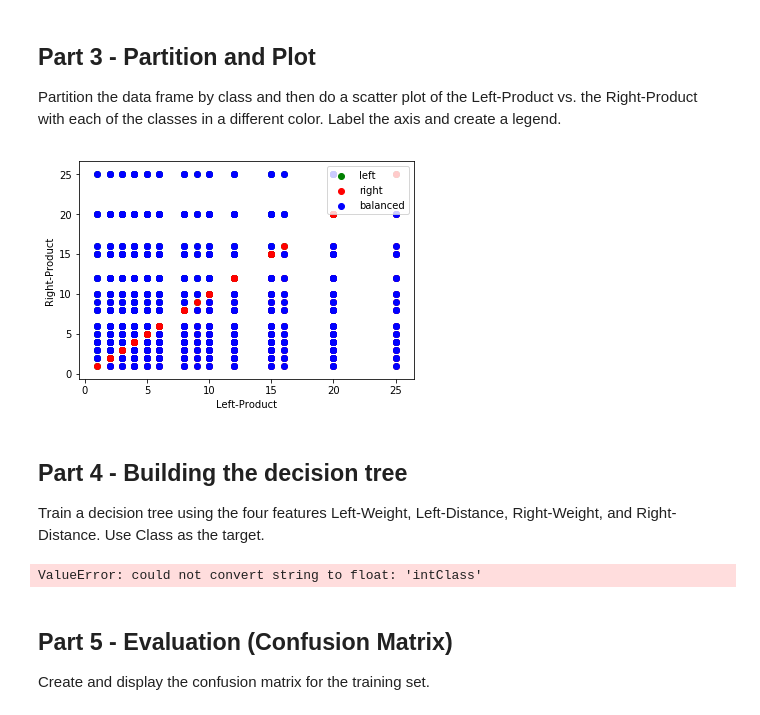
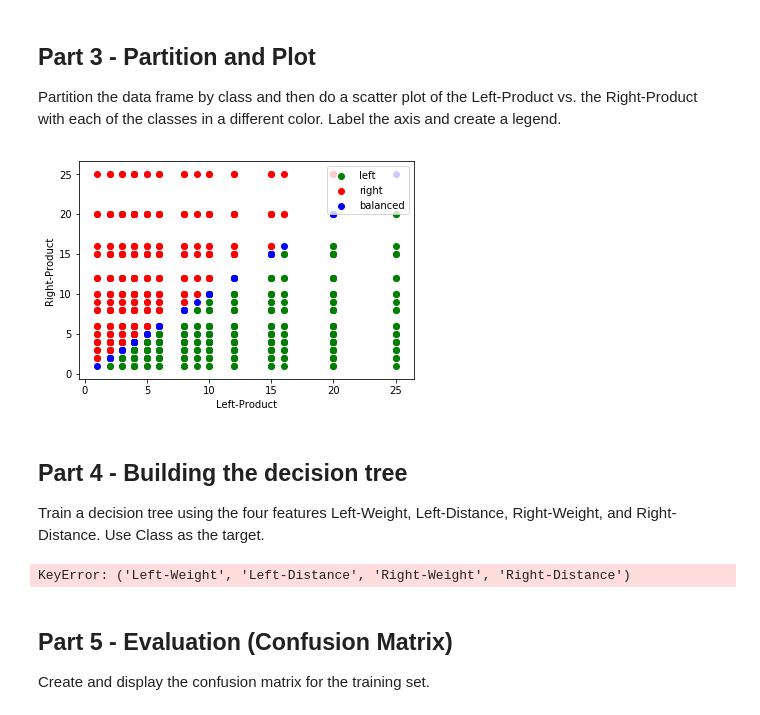
Before and after one commit to nicholascallee/MachineLearningCSIS44566, a Jupyter notebook: assignment6er/Assignment6.ipynb, the cells around one changed output. Cells and saved outputs as stored; diff of their text form; code cells hidden in the pictures.

```diff
--- a/assignment6er/Assignment6.ipynb
+++ b/assignment6er/Assignment6.ipynb
@@ -49,23 +49,23 @@ Partition the data frame by class and then do a scatter plot of the Left-Product
 # %%
 import matplotlib.pyplot as plt
 import numpy as np
 
-lOnesRight= np.ma.masked_where(data["Class"] == "L",data["Right-Product"])
-lOnesLeft= np.ma.masked_where(data["Class"] == "L",data["Left-Product"])
-rOnesRight= np.ma.masked_where(data["Class"] == "R",data["Right-Product"])
-rOnesLeft= np.ma.masked_where(data["Class"] == "R",data["Left-Product"])
-bOnesRight= np.ma.masked_where(data["Class"] == "B",data["Right-Product"])
-bOnesLeft= np.ma.masked_where(data["Class"] == "B",data["Left-Product"])
+lOnesRight= np.ma.masked_where(data["Class"] != "L",data["Right-Product"])
+lOnesLeft= np.ma.masked_where(data["Class"] != "L",data["Left-Product"])
+rOnesRight= np.ma.masked_where(data["Class"] != "R",data["Right-Product"])
+rOnesLeft= np.ma.masked_where(data["Class"] != "R",data["Left-Product"])
+bOnesRight= np.ma.masked_where(data["Class"] != "B",data["Right-Product"])
+bOnesLeft= np.ma.masked_where(data["Class"] != "B",data["Left-Product"])
 
 ll=plt.scatter(x=lOnesLeft,y=lOnesRight,color = "green")
 rr=plt.scatter(x=rOnesLeft,y=rOnesRight,color = "red")
 bb=plt.scatter(x=bOnesLeft,y=bOnesRight,color = "blue")
 plt.legend((ll,rr,bb),("left","right","balanced"))
 plt.xlabel("Left-Product")
 plt.ylabel("Right-Product")
 plt.show()
 # %% [output]
-[figure, old version]
+[figure, new version]
 # %% [markdown]
 ## Part 4 - Building the decision tree
 Train a decision tree using the four features Left-Weight, Left-Distance, Right-Weight, and Right-Distance.  Use Class as the target.
@@ -80,13 +80,13 @@ def intClassFn(string1):
     if string1 == "R":
         return int(2)
 data["intClass"] = data["Class"].map(intClassFn)
-x = [["intClass"]]
-y=["Left-Weight","Left-Distance","Right-Weight","Right-Distance"]
+x = data[["intClass"]]
+y=data["Left-Weight","Left-Distance","Right-Weight","Right-Distance"]
 
 tree_classifier = DecisionTreeClassifier()
 tree_classifier.fit(x,y)
 # %% [output]
-ValueError: could not convert string to float: 'intClass'
+KeyError: ('Left-Weight', 'Left-Distance', 'Right-Weight', 'Right-Distance')
 # %% [markdown]
 ## Part 5 - Evaluation  (Confusion Matrix)
 Create and display the confusion matrix for the training set.
```
Also changed, not shown: 2 other files.
